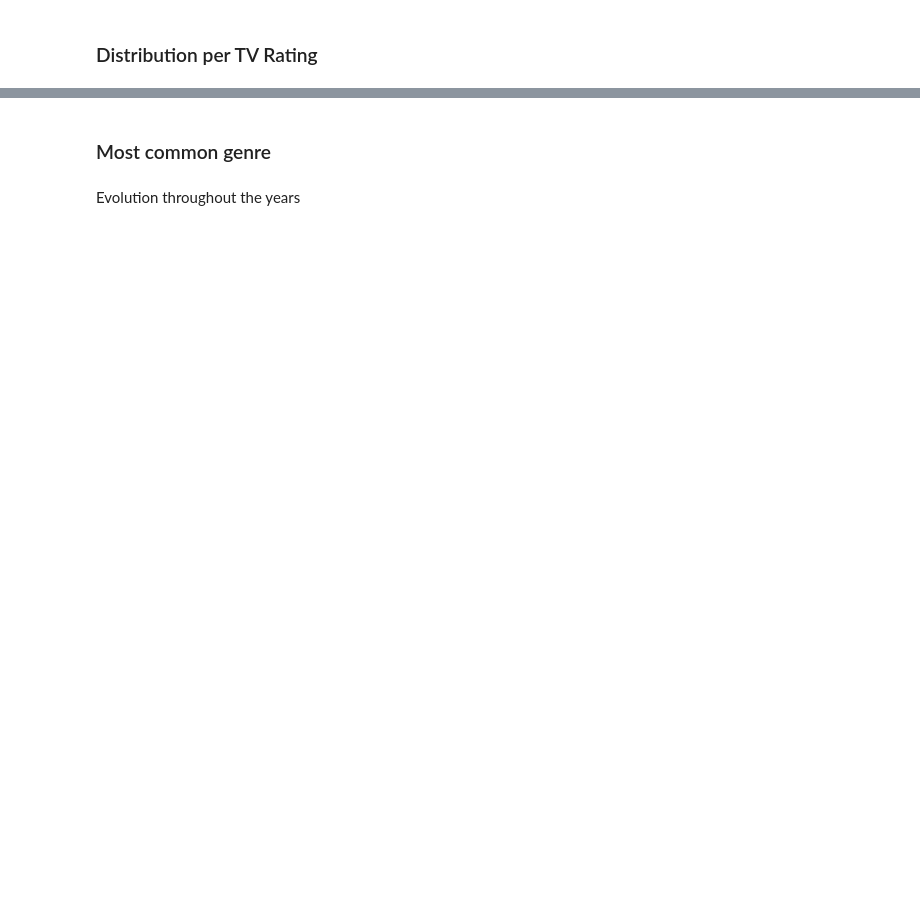
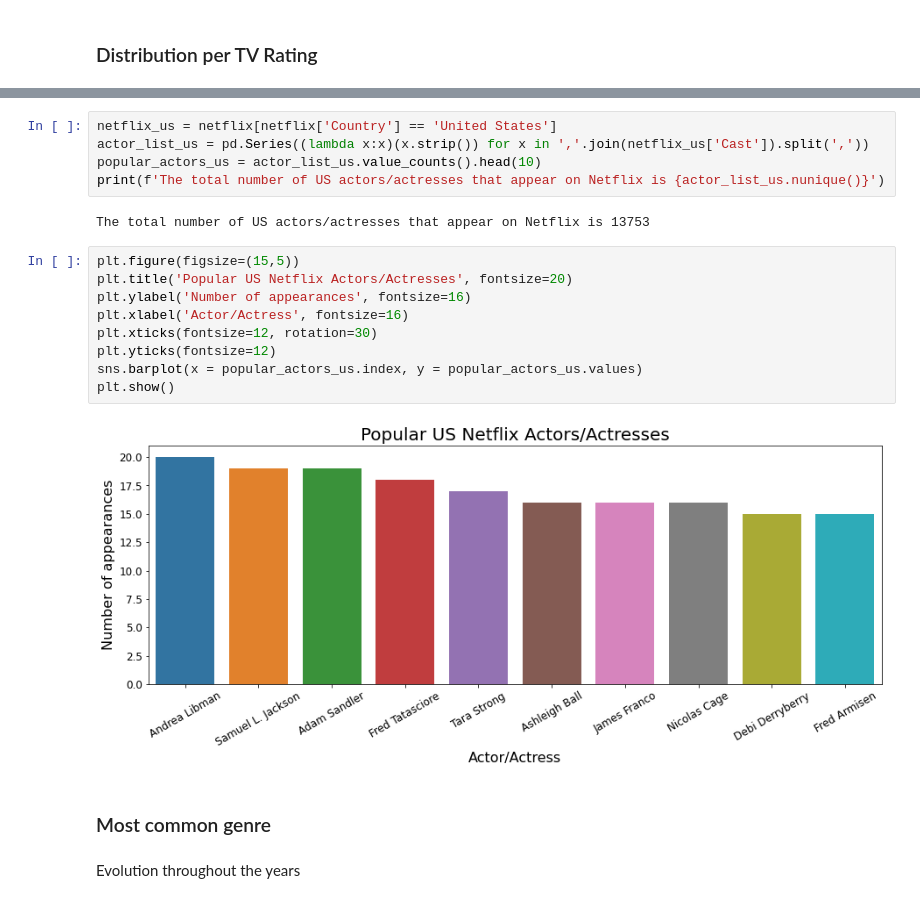
Before and after one commit to kimurarh/netflix-analysis, a Jupyter notebook: Netflix-Analysis.ipynb, the cells around one changed output, grey strips where cells are left out. Drawn from its saved outputs; the diff is of its cells as text; blank space fills up the shorter version.

```diff
--- a/Netflix-Analysis.ipynb
+++ b/Netflix-Analysis.ipynb
@@ -367,3 +398,21 @@ Actor/Actress that has appeared most in Netflix movies or TV Shows
+# %%
+netflix_us = netflix[netflix['Country'] == 'United States']
+actor_list_us = pd.Series((lambda x:x)(x.strip()) for x in ','.join(netflix_us['Cast']).split(','))
+popular_actors_us = actor_list_us.value_counts().head(10)
+print(f'The total number of US actors/actresses that appear on Netflix is {actor_list_us.nunique()}')
+# %% [output]
+The total number of US actors/actresses that appear on Netflix is 13753
+# %%
+plt.figure(figsize=(15,5))
+plt.title('Popular US Netflix Actors/Actresses', fontsize=20)
+plt.ylabel('Number of appearances', fontsize=16)
+plt.xlabel('Actor/Actress', fontsize=16)
+plt.xticks(fontsize=12, rotation=30)
+plt.yticks(fontsize=12)
+sns.barplot(x = popular_actors_us.index, y = popular_actors_us.values)
+plt.show()
+# %% [output]
+[figure, added]
 # %% [markdown]
 ### Most common genre
 # %% [markdown]
```
Also changed, not shown: parts of 11 cells of this notebook.
